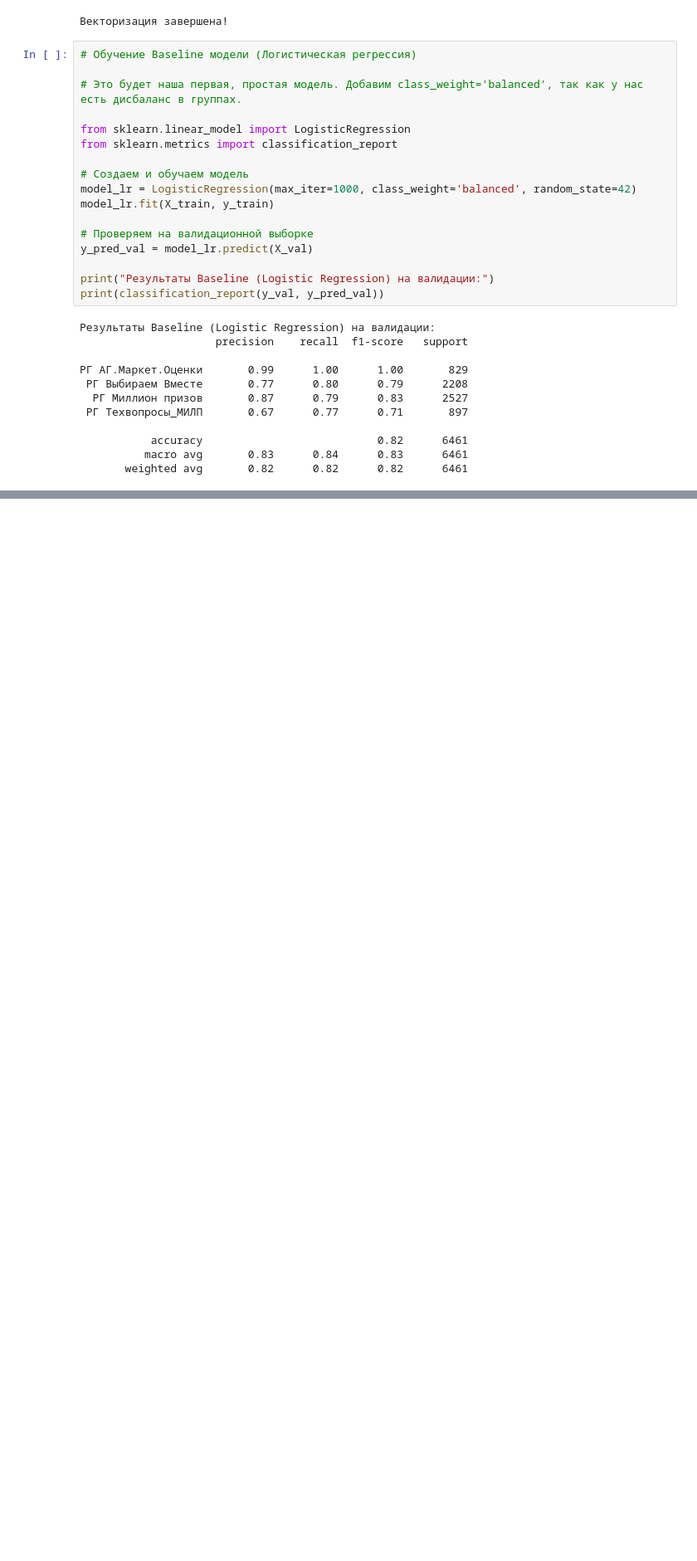
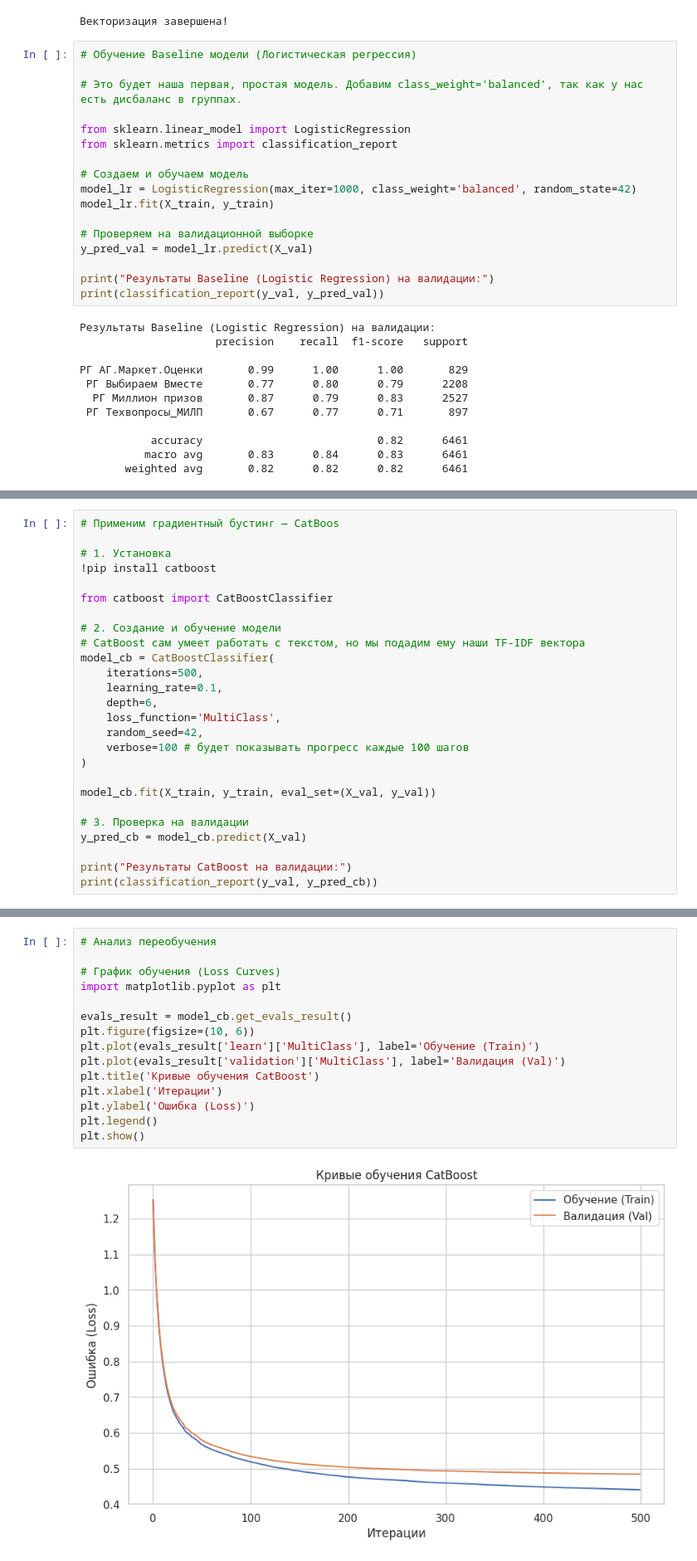
Before and after one commit to mpovolocky-a11y/ML_IT_Support_Classification, a Jupyter notebook: ML_IT_Support_Classification.ipynb, the cells around one changed output, grey strips where cells are left out. Shown at 83% size. Drawn from its saved outputs; the diff is of its cells as text; blank space fills up the shorter version.

```diff
--- a/ML_IT_Support_Classification.ipynb
+++ b/ML_IT_Support_Classification.ipynb
@@ -241,0 +261,26 @@ print(classification_report(y_val, y_pred_val))
+# %%
+# Применим градиентный бустинг — CatBoos
+
+# 1. Установка
+!pip install catboost
+
+from catboost import CatBoostClassifier
+
+# 2. Создание и обучение модели
+# CatBoost сам умеет работать с текстом, но мы подадим ему наши TF-IDF вектора
+model_cb = CatBoostClassifier(
+    iterations=500,
+    learning_rate=0.1,
+    depth=6,
+    loss_function='MultiClass',
+    random_seed=42,
+    verbose=100 # будет показывать прогресс каждые 100 шагов
+)
+
+model_cb.fit(X_train, y_train, eval_set=(X_val, y_val))
+
+# 3. Проверка на валидации
+y_pred_cb = model_cb.predict(X_val)
+
+print("Результаты CatBoost на валидации:")
+print(classification_report(y_val, y_pred_cb))
@@ -241,0 +327,17 @@ print(classification_report(y_val, y_pred_val))
+# %%
+# Анализ переобучения
+
+# График обучения (Loss Curves)
+import matplotlib.pyplot as plt
+
+evals_result = model_cb.get_evals_result()
+plt.figure(figsize=(10, 6))
+plt.plot(evals_result['learn']['MultiClass'], label='Обучение (Train)')
+plt.plot(evals_result['validation']['MultiClass'], label='Валидация (Val)')
+plt.title('Кривые обучения CatBoost')
+plt.xlabel('Итерации')
+plt.ylabel('Ошибка (Loss)')
+plt.legend()
+plt.show()
+# %% [output]
+[figure, added]
```
Also changed, not shown: parts of 4 cells of this notebook.
